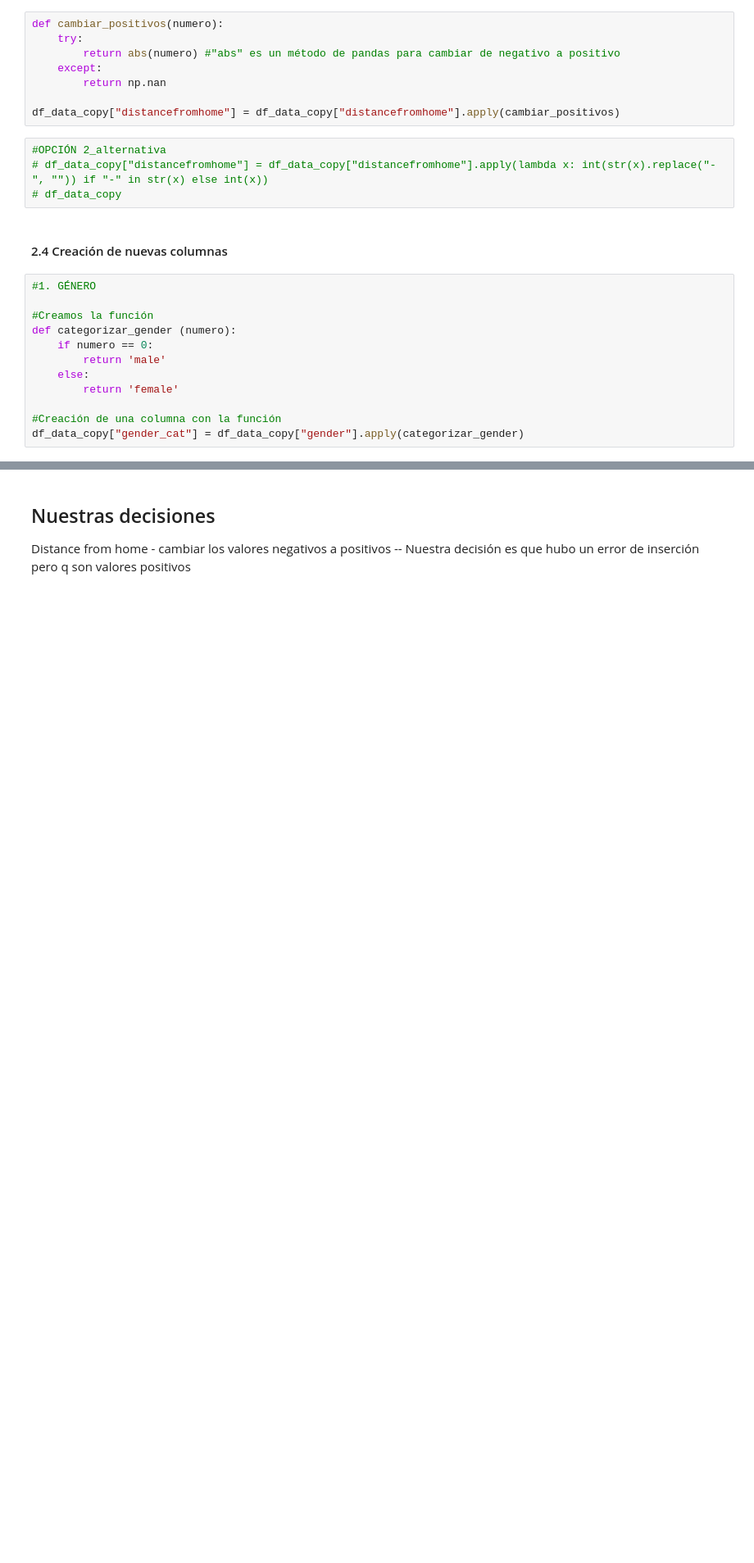
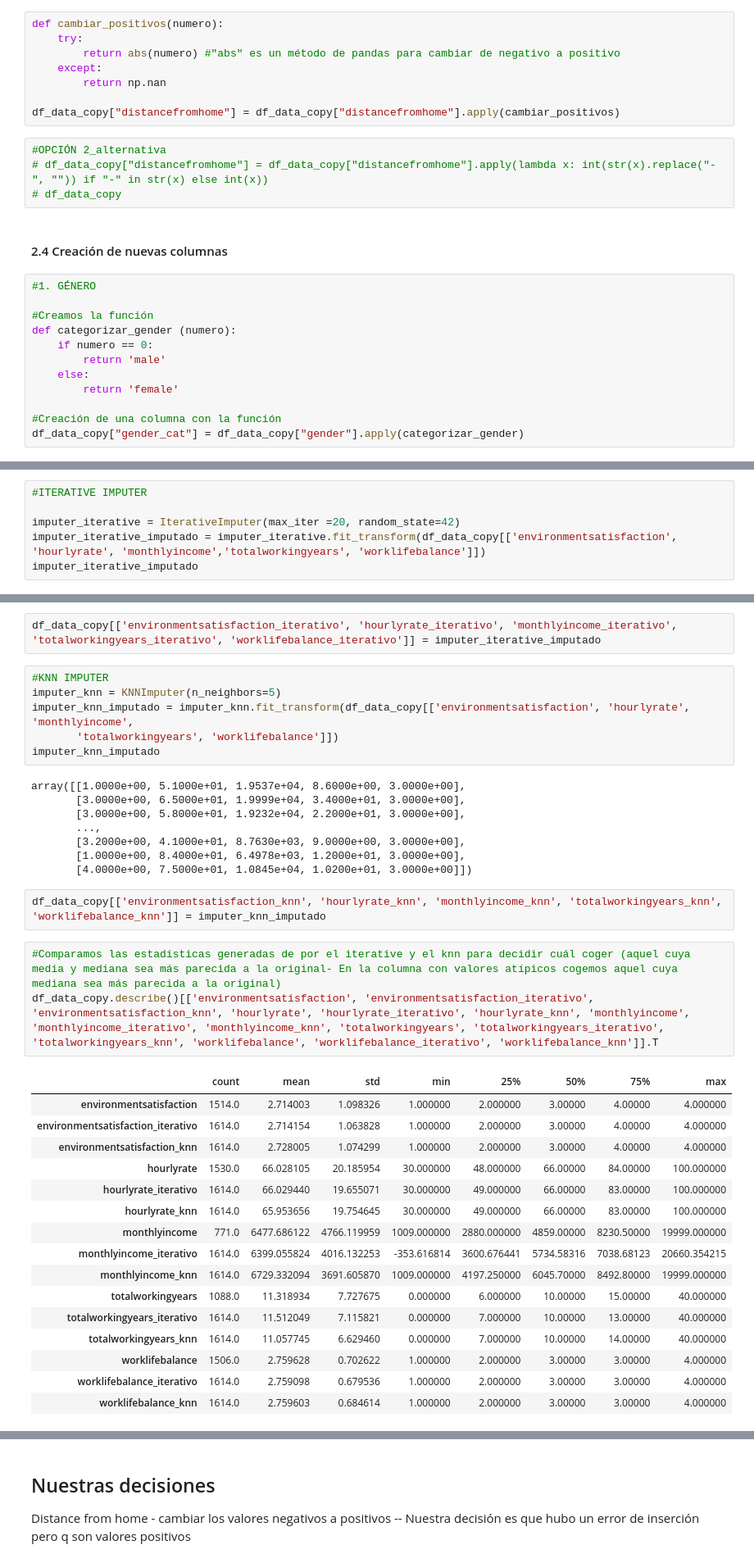
Before and after one commit to Adalab/proyecto-da-promo-Farzana-modulo3-team1, a Jupyter notebook: madre.ipynb, the cells around one changed output, grey strips where cells are left out. Shown: that part at 82% size. Cells and saved outputs as stored; diff of their text form; blank space fills up the shorter version.

```diff
--- a/madre.ipynb
+++ b/madre.ipynb
@@ -214,0 +444,6 @@ df_data_copy.duplicated().sum()  #Nro. de duplicados
+# %%
+#ITERATIVE IMPUTER
+
+imputer_iterative = IterativeImputer(max_iter =20, random_state=42)
+imputer_iterative_imputado = imputer_iterative.fit_transform(df_data_copy[['environmentsatisfaction', 'hourlyrate', 'monthlyincome','totalworkingyears', 'worklifebalance']])
+imputer_iterative_imputado
@@ -214,0 +464,38 @@ df_data_copy.duplicated().sum()  #Nro. de duplicados
+# %%
+df_data_copy[['environmentsatisfaction_iterativo', 'hourlyrate_iterativo', 'monthlyincome_iterativo', 'totalworkingyears_iterativo', 'worklifebalance_iterativo']] = imputer_iterative_imputado
+# %%
+#KNN IMPUTER
+imputer_knn = KNNImputer(n_neighbors=5)
+imputer_knn_imputado = imputer_knn.fit_transform(df_data_copy[['environmentsatisfaction', 'hourlyrate', 'monthlyincome',
+       'totalworkingyears', 'worklifebalance']])
+imputer_knn_imputado
+# %% [output]
+array([[1.0000e+00, 5.1000e+01, 1.9537e+04, 8.6000e+00, 3.0000e+00],
+       [3.0000e+00, 6.5000e+01, 1.9999e+04, 3.4000e+01, 3.0000e+00],
+       [3.0000e+00, 5.8000e+01, 1.9232e+04, 2.2000e+01, 3.0000e+00],
+       ...,
+       [3.2000e+00, 4.1000e+01, 8.7630e+03, 9.0000e+00, 3.0000e+00],
+       [1.0000e+00, 8.4000e+01, 6.4978e+03, 1.2000e+01, 3.0000e+00],
+       [4.0000e+00, 7.5000e+01, 1.0845e+04, 1.0200e+01, 3.0000e+00]])
+# %%
+df_data_copy[['environmentsatisfaction_knn', 'hourlyrate_knn', 'monthlyincome_knn', 'totalworkingyears_knn', 'worklifebalance_knn']] = imputer_knn_imputado
+# %%
+#Comparamos las estadísticas generadas de por el iterative y el knn para decidir cuál coger (aquel cuya media y mediana sea más parecida a la original- En la columna con valores atípicos cogemos aquel cuya mediana sea más parecida a la original)
+df_data_copy.describe()[['environmentsatisfaction', 'environmentsatisfaction_iterativo', 'environmentsatisfaction_knn', 'hourlyrate', 'hourlyrate_iterativo', 'hourlyrate_knn', 'monthlyincome', 'monthlyincome_iterativo', 'monthlyincome_knn', 'totalworkingyears', 'totalworkingyears_iterativo', 'totalworkingyears_knn', 'worklifebalance', 'worklifebalance_iterativo', 'worklifebalance_knn']].T
+# %% [output]
+|  | count | mean | std | min | 25% | 50% | 75% | max |
+| environmentsatisfaction | 1514.0 | 2.714003 | 1.098326 | 1.000000 | 2.000000 | 3.00000 | 4.00000 | 4.000000 |
+| environmentsatisfaction_iterativo | 1614.0 | 2.714154 | 1.063828 | 1.000000 | 2.000000 | 3.00000 | 4.00000 | 4.000000 |
+| environmentsatisfaction_knn | 1614.0 | 2.728005 | 1.074299 | 1.000000 | 2.000000 | 3.00000 | 4.00000 | 4.000000 |
+| hourlyrate | 1530.0 | 66.028105 | 20.185954 | 30.000000 | 48.000000 | 66.00000 | 84.00000 | 100.000000 |
+| hourlyrate_iterativo | 1614.0 | 66.029440 | 19.655071 | 30.000000 | 49.000000 | 66.00000 | 83.00000 | 100.000000 |
+| hourlyrate_knn | 1614.0 | 65.953656 | 19.754645 | 30.000000 | 49.000000 | 66.00000 | 83.00000 | 100.000000 |
+| monthlyincome | 771.0 | 6477.686122 | 4766.119959 | 1009.000000 | 2880.000000 | 4859.00000 | 8230.50000 | 19999.000000 |
+| monthlyincome_iterativo | 1614.0 | 6399.055824 | 4016.132253 | -353.616814 | 3600.676441 | 5734.58316 | 7038.68123 | 20660.354215 |
+| monthlyincome_knn | 1614.0 | 6729.332094 | 3691.605870 | 1009.000000 | 4197.250000 | 6045.70000 | 8492.80000 | 19999.000000 |
+| totalworkingyears | 1088.0 | 11.318934 | 7.727675 | 0.000000 | 6.000000 | 10.00000 | 15.00000 | 40.000000 |
+| totalworkingyears_iterativo | 1614.0 | 11.512049 | 7.115821 | 0.000000 | 7.000000 | 10.00000 | 13.00000 | 40.000000 |
+| totalworkingyears_knn | 1614.0 | 11.057745 | 6.629460 | 0.000000 | 7.000000 | 10.00000 | 14.00000 | 40.000000 |
+| worklifebalance | 1506.0 | 2.759628 | 0.702622 | 1.000000 | 2.000000 | 3.00000 | 3.00000 | 4.000000 |
+| worklifebalance_iterativo | 1614.0 | 2.759098 | 0.679536 | 1.000000 | 2.000000 | 3.00000 | 3.00000 | 4.000000 |
+| worklifebalance_knn | 1614.0 | 2.759603 | 0.684614 | 1.000000 | 2.000000 | 3.00000 | 3.00000 | 4.000000 |
```
Also changed, not shown: parts of 37 cells of this notebook.
